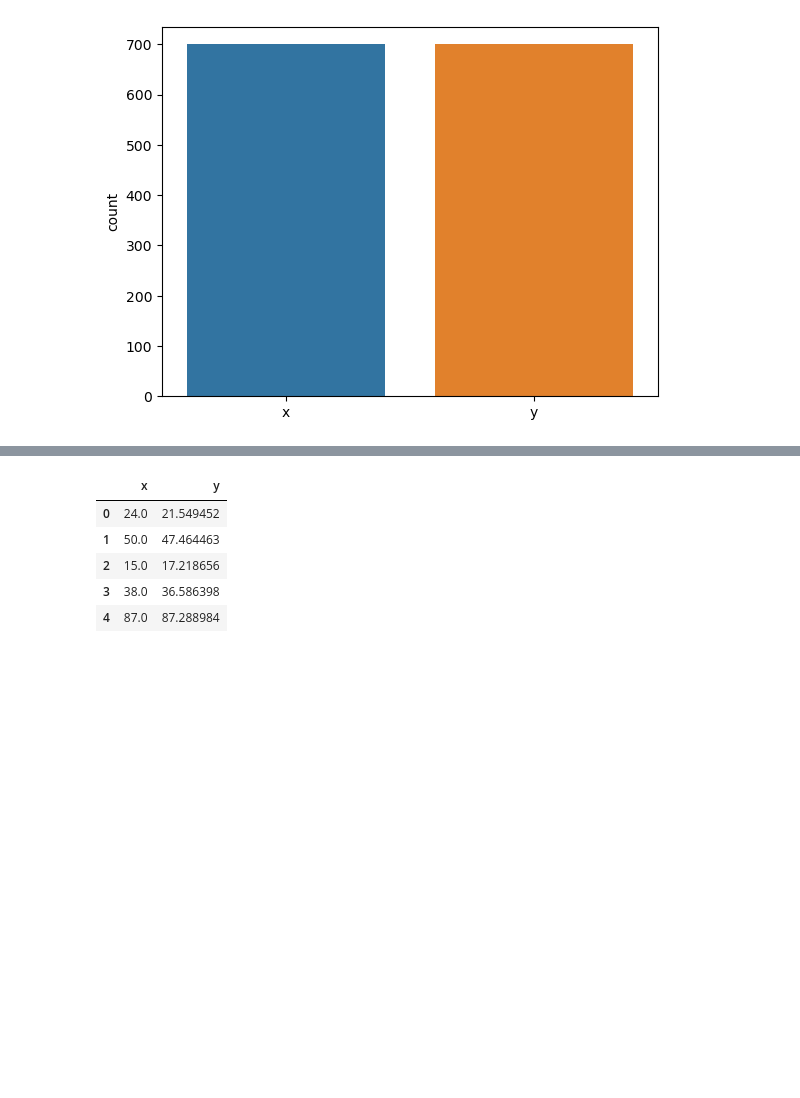
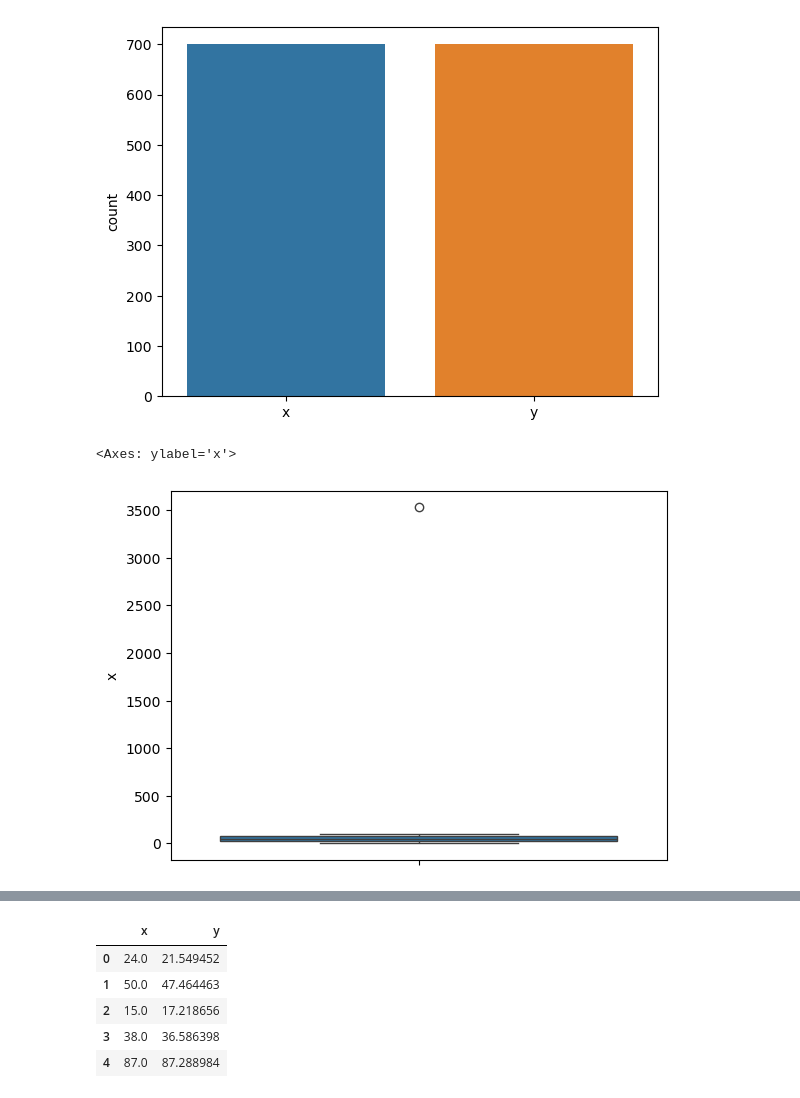
Before and after one commit to Fawazaro213/regressor-project, a Jupyter notebook: regressor-problem.ipynb, the cells around one changed output, grey strips where cells are left out. Drawn from its saved outputs; the diff is of its cells as text; code cells hidden in the pictures; blank space fills up the shorter version.

```diff
--- a/regressor-problem.ipynb
+++ b/regressor-problem.ipynb
@@ -82,3 +82,10 @@ sns.countplot(y='y', data=df.head());
 sns.countplot(df);
 # %% [output]
 [figure]
+# %%
+# Box Plot
+import seaborn as sns
+sns.boxplot(df["x"])
+# %% [output]
+<Axes: ylabel='x'>
+[figure, added]
```
Also changed, not shown: parts of 16 cells of this notebook.
